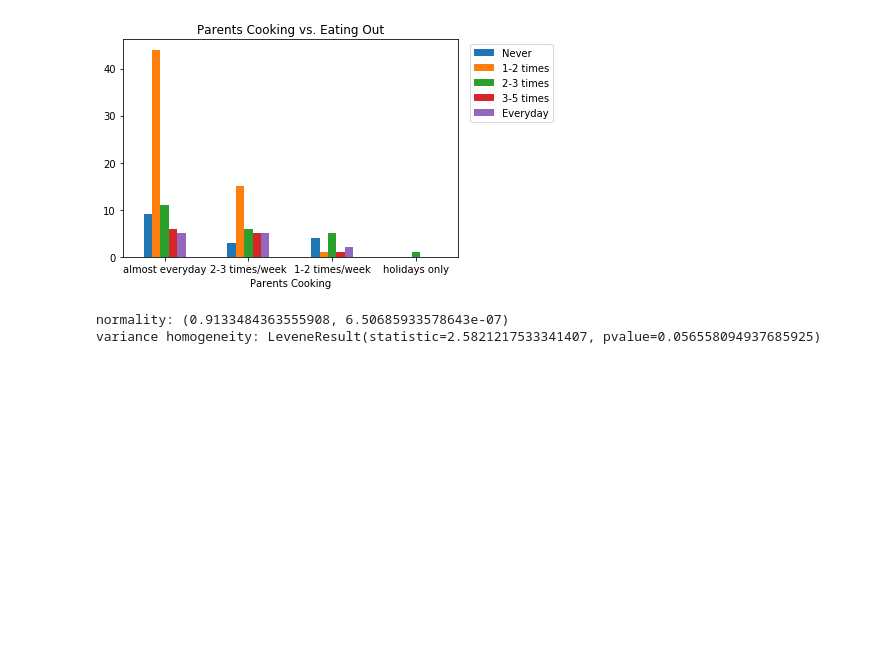
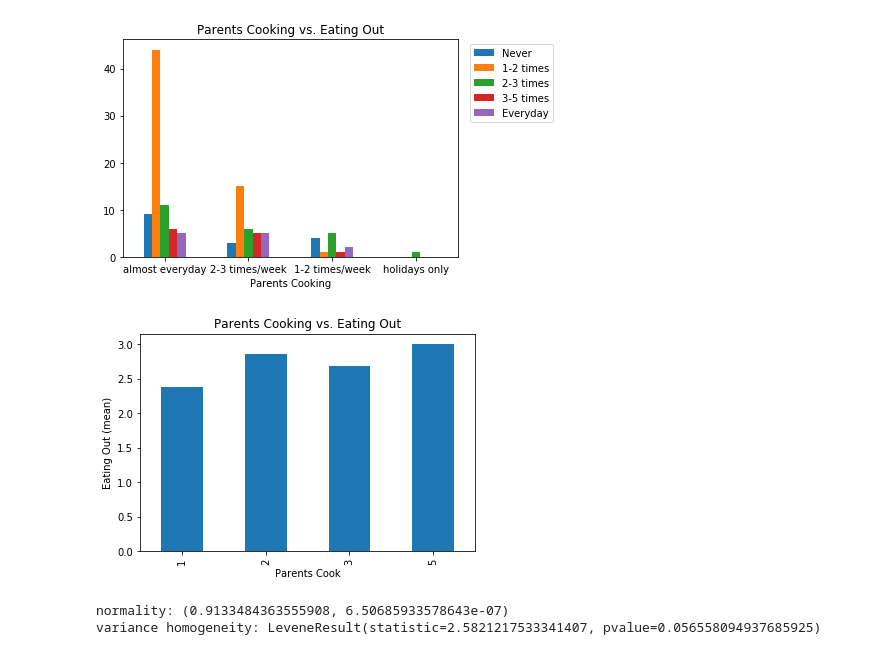
Before and after one commit to tiffanyhsu001/Stats131_FinalProject, a Jupyter notebook: Eating Out Data Analysis.ipynb, the cells around one changed output. Drawn from its saved outputs; the diff is of its cells as text; code cells hidden in the pictures; blank space fills up the shorter version.

```diff
--- a/Eating Out Data Analysis.ipynb
+++ b/Eating Out Data Analysis.ipynb
@@ -104,6 +114,10 @@ variance homogeneity: LeveneResult(statistic=1.97670035988227, pvalue=0.14328666
 eatout_groupby_plot('parents_cook', 'Parents Cooking vs. Eating Out', 'Parents Cooking', [0,1,2,3], ['almost everyday', '2-3 times/week', '1-2 times/week', 'never'])
 # %% [output]
 [figure]
+# %%
+plotting(df2.groupby('parents_cook').mean()['eating_out'], 'Parents Cooking vs. Eating Out', 'Parents Cook', 'Eating Out (mean)')
+# %% [output]
+[figure, added]
 # %%
 x = df2[['eating_out', 'parents_cook']].dropna()
 
```
Also changed, not shown: parts of 8 cells of this notebook.
